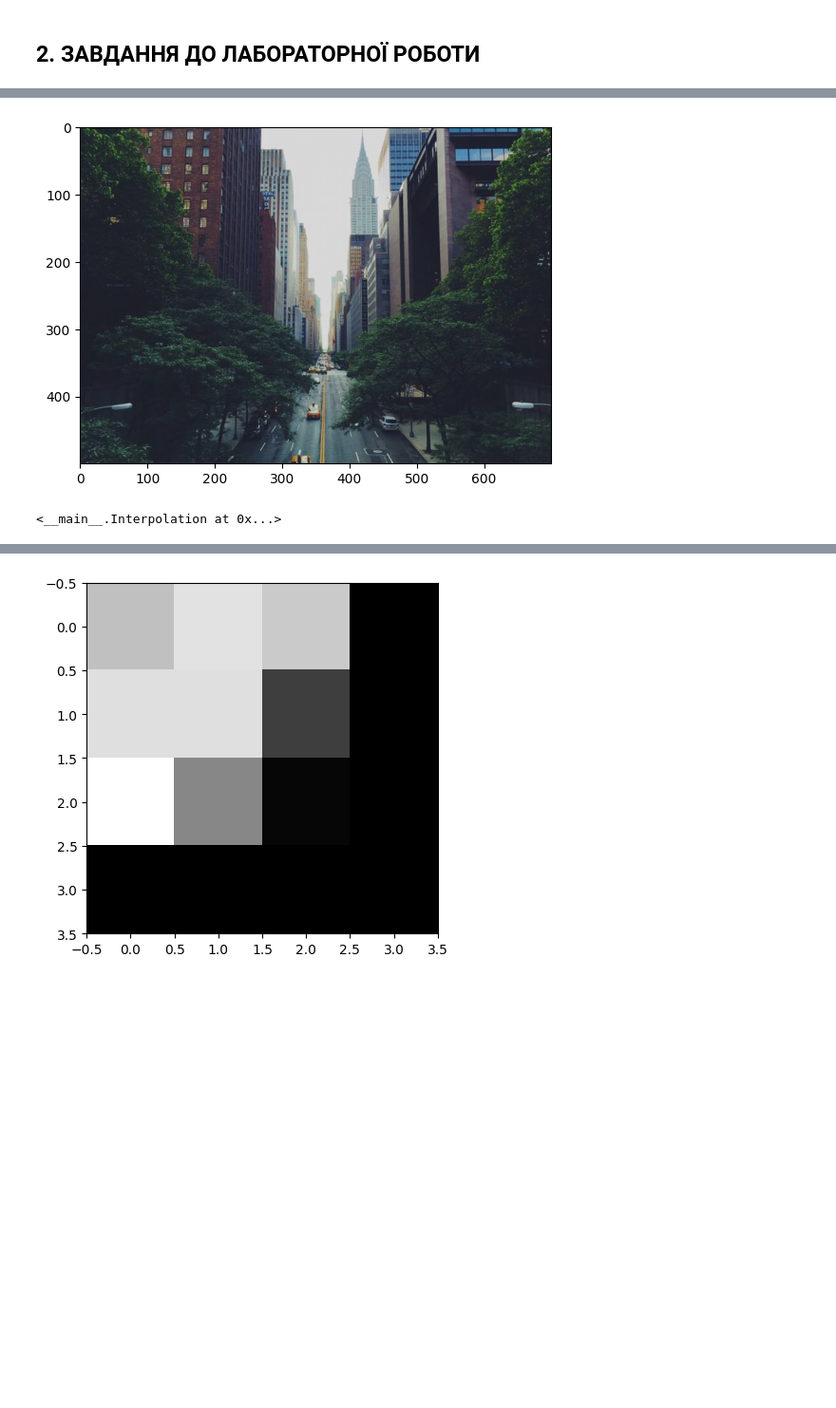
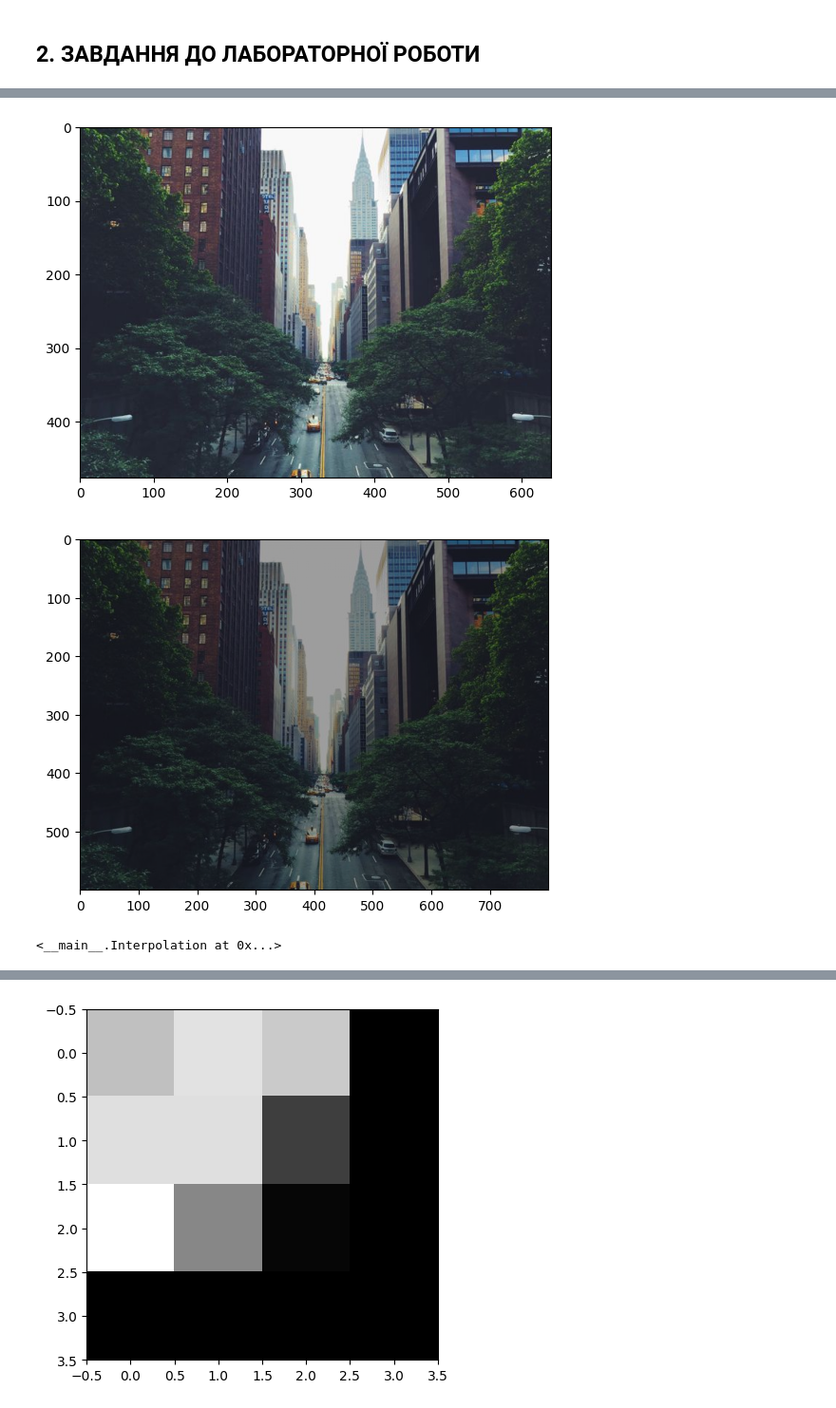
Before and after one commit to KlymentievMaksym/CompGraph, a Jupyter notebook: Lab5.ipynb, the cells around one changed output, grey strips where cells are left out. Shown at 95% size. Saved outputs shown, nothing was run; the diff lists cells and outputs as text; code cells hidden in the pictures; blank space fills up the shorter version.

```diff
--- a/Lab5.ipynb
+++ b/Lab5.ipynb
@@ -423,8 +454,9 @@ class Interpolation:
 # %%
 image = Interpolation("lab5/Test1.jpg")
-image.furies_interpolation((500, 700)).show()
+image.show().furies_interpolation((600, 800)).show()
 # %% [output]
-[figure, old version]
+[figure, new version]
+[figure, added]
 <__main__.Interpolation at 0x...>
 # %%
 image = Interpolation("lab5/test.webp")
```
Also changed, not shown: parts of 7 cells of this notebook, 2 other files.
